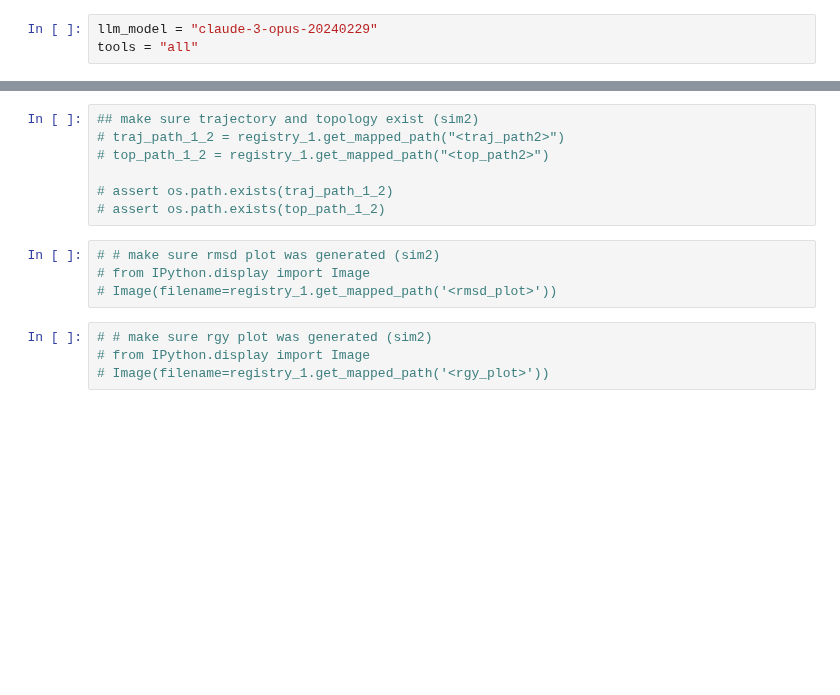
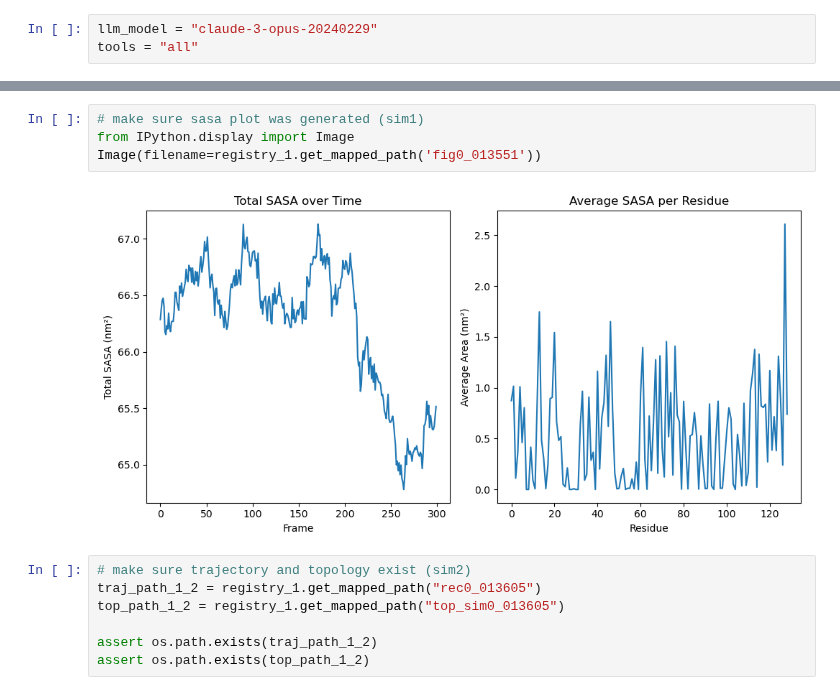
Before and after one commit to ur-whitelab/md-agent, a Jupyter notebook: notebooks/experiments/Robustness/claude-3-opus/prompt9.ipynb, the cells around one changed output, grey strips where cells are left out. Cells and saved outputs as stored; diff of their text form; blank space fills up the shorter version.

```diff
--- a/notebooks/experiments/Robustness/claude-3-opus/prompt9.ipynb
+++ b/notebooks/experiments/Robustness/claude-3-opus/prompt9.ipynb
@@ -55,18 +106,16 @@ print(registry_1.list_path_names_and_descriptions().replace(",", "\n"))
+# %%
+# make sure sasa plot was generated (sim1)
+from IPython.display import Image
+Image(filename=registry_1.get_mapped_path('fig0_013551'))
+# %% [output]
+[figure, added]
 # %%
-## make sure trajectory and topology exist (sim2)
-# traj_path_1_2 = registry_1.get_mapped_path("<traj_path2>")
-# top_path_1_2 = registry_1.get_mapped_path("<top_path2>")
+# make sure trajectory and topology exist (sim2)
+traj_path_1_2 = registry_1.get_mapped_path("rec0_013605")
+top_path_1_2 = registry_1.get_mapped_path("top_sim0_013605")
 
-# assert os.path.exists(traj_path_1_2)
-# assert os.path.exists(top_path_1_2)
+assert os.path.exists(traj_path_1_2)
+assert os.path.exists(top_path_1_2)
-# %%
-# # make sure rmsd plot was generated (sim2)
-# from IPython.display import Image
-# Image(filename=registry_1.get_mapped_path('<rmsd_plot>'))
-# %%
-# # make sure rgy plot was generated (sim2)
-# from IPython.display import Image
-# Image(filename=registry_1.get_mapped_path('<rgy_plot>'))
 # %%
 agent_2 = MDAgent(agent_type="Structured", model=llm_model, top_k_tools=tools, use_memory=False)
 agent_2.run(prompt_9_natural)
```
Also changed, not shown: parts of 20 cells of this notebook.
